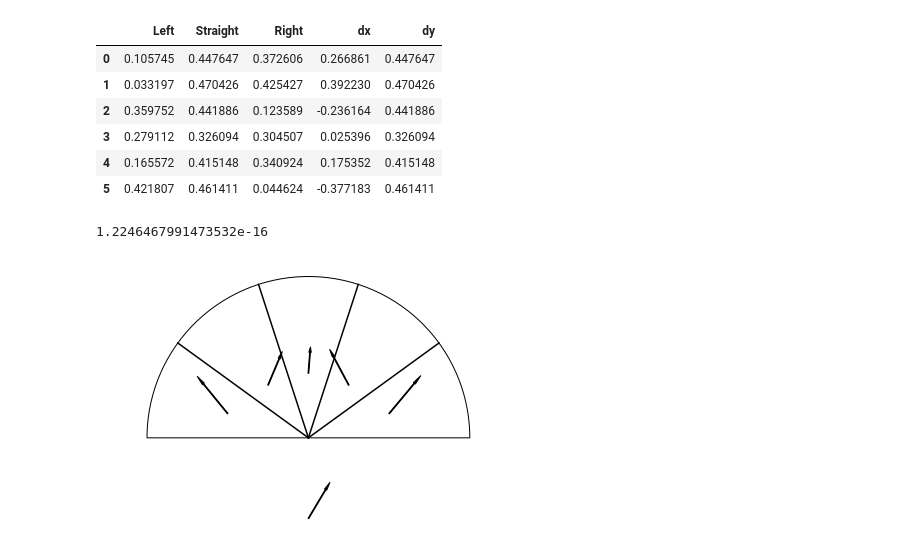
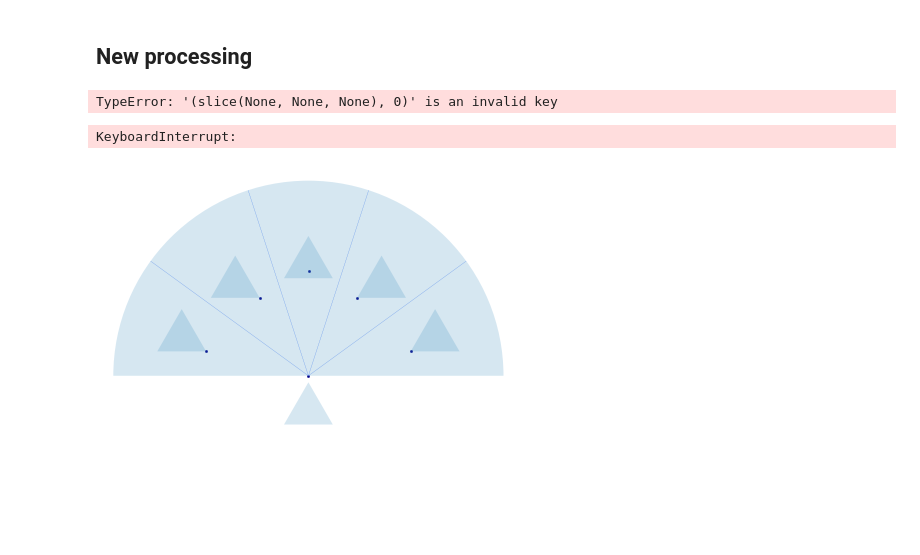
Before and after one commit to fbrand-new/reinforced-birds, a Jupyter notebook: AuxPlots.ipynb, the cells around one changed output. Cells and saved outputs as stored; diff of their text form; code cells hidden in the pictures; blank space fills up the shorter version.

```diff
--- a/AuxPlots.ipynb
+++ b/AuxPlots.ipynb
@@ -17,31 +29,2 @@ df.plot(x="Episode")
-# %%
-df = pd.read_csv("policy.csv")
-df_actual = df[df["Straight"]!=0.1]
-s = df_actual.sum(axis=1)
-df_actual = df_actual.divide(s, axis="index")
-
-#Isometric projection
-df_actual["Left"] = df_actual["Left"]*math.sqrt(3)/2
-df_actual["Right"] = df_actual["Right"]*math.sqrt(3)/2
-#m = df_actual.min(axis=1)
-#df_actual = df_actual.subtract(m, axis="index")
-df_actual["dx"] = df_actual["Right"] - df_actual["Left"]
-df_actual["dy"] = df_actual["Straight"]
-#df_actual.drop("Left")
-#df_actual.drop("Straight")
-#df_actual.drop("Right")
-df = df_actual
-df.reset_index(drop=True, inplace=True)
-df
-# %% [output]
-|  | Left | Straight | Right | dx | dy |
-| 0 | 0.105745 | 0.447647 | 0.372606 | 0.266861 | 0.447647 |
-| 1 | 0.033197 | 0.470426 | 0.425427 | 0.392230 | 0.470426 |
-| 2 | 0.359752 | 0.441886 | 0.123589 | -0.236164 | 0.441886 |
-| 3 | 0.279112 | 0.326094 | 0.304507 | 0.025396 | 0.326094 |
-| 4 | 0.165572 | 0.415148 | 0.340924 | 0.175352 | 0.415148 |
-| 5 | 0.421807 | 0.461411 | 0.044624 | -0.377183 | 0.461411 |
-# %%
-math.sin(math.pi)
-# %% [output]
-1.2246467991473532e-16
+# %% [markdown]
+## New processing
@@ -47,0 +92,10 @@ math.sin(math.pi)
+# %%
+episodes_num = 5000
+states_num = 2**5-1
+index = ['Episode', 'State']
+df = pd.read_csv("policy_evader.csv")
+#Keep 0, 1, 4, 8, 16
+df.set_index(index, inplace=True)
+df[:,0]
+# %% [output]
+TypeError: '(slice(None, None, None), 0)' is an invalid key
@@ -48,33 +163,8 @@ math.sin(math.pi)
 # %%
-fig, ax = plt.subplots()
-patches = []
-
-# add a wedge
-wedge = mpatches.Wedge((1, 1), 2, 0, 180, color="white", ec="black")
-patches.append(wedge)
-
-x = [2*math.cos(-math.pi/5*i)+1 for i in range(1,5)]
-y = [2*math.sin(math.pi/5*i)+1 for i in range(1,5)]
-
-for i in range(4):
-    ax.plot([1,x[i]],[1,y[i]], color="black")
-
-# add an arrow
-arrow = mpatches.Arrow(1, 0, df["dx"][0], df["dy"][0], width=0.05, color="black")
-patches.append(arrow)
-
-for i in range(1,len(df_actual)):
-    arrow = mpatches.Arrow((i-1)*0.5, 1.3 + 0.5*math.sin(math.pi/4*(i-1)),
-                           df["dx"][6-i], df["dy"][6-i], width=0.05, color="black")
-    patches.append(arrow)
-
-collection = PatchCollection(patches, match_original=True)
-ax.add_collection(collection)
-plt.axis('equal')
-plt.axis('off')
-ax.plot([] , 'bo')
-plt.tight_layout()
-
-plt.show()
+plot_policy("policy_pursuer.csv")
 # %% [output]
-[figure, removed]
+KeyboardInterrupt:
+# %%
+plot_policy("policy_evader.csv")
+# %% [output]
+[figure, added]
```
Also changed, not shown: parts of 8 cells of this notebook, 13 other files.
